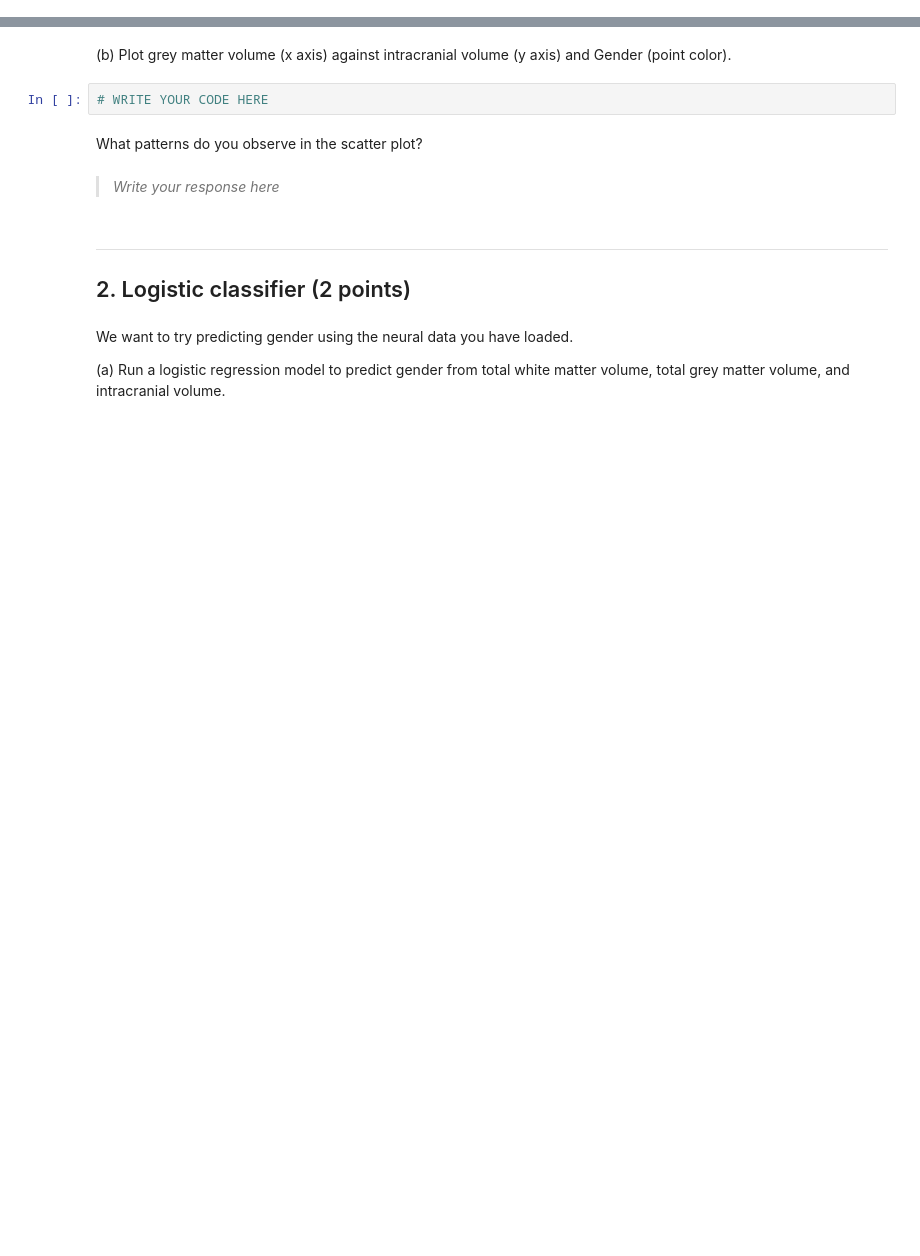
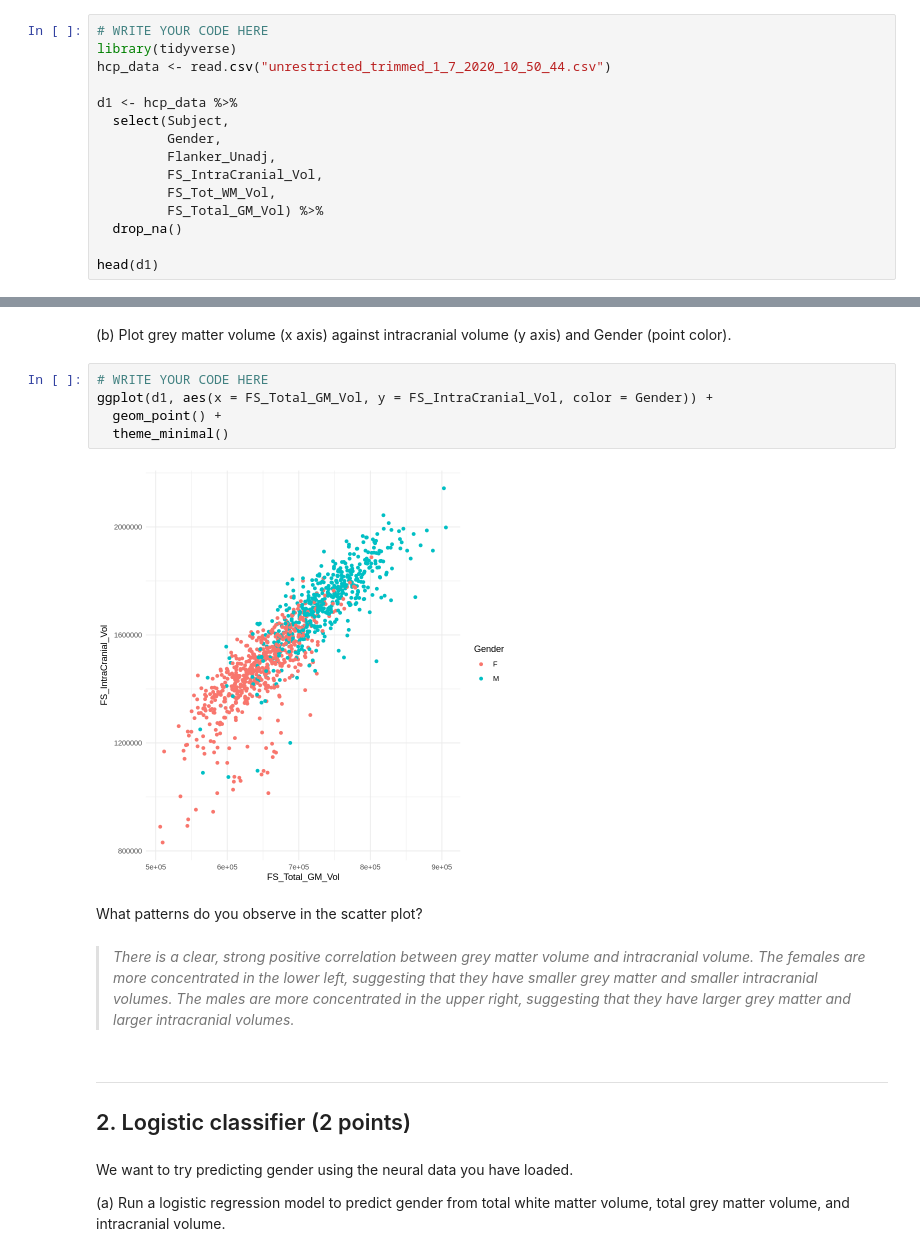
Before and after one commit to tinawanggg/Wang_DSPN_S26, a Jupyter notebook: book/exercises/13_resampling-methods.ipynb, the cells around one changed output, grey strips where cells are left out. Drawn from its saved outputs; the diff is of its cells as text; blank space fills up the shorter version.

```diff
--- a/book/exercises/13_resampling-methods.ipynb
+++ b/book/exercises/13_resampling-methods.ipynb
@@ -21,0 +20,15 @@ Use the `head` function to look at the first few rows of each data frame.
+# %%
+# WRITE YOUR CODE HERE
+library(tidyverse)
+hcp_data <- read.csv("unrestricted_trimmed_1_7_2020_10_50_44.csv")
+
+d1 <- hcp_data %>%
+  select(Subject,
+         Gender,
+         Flanker_Unadj,
+         FS_IntraCranial_Vol,
+         FS_Tot_WM_Vol,
+         FS_Total_GM_Vol) %>%
+  drop_na()
+
+head(d1)
@@ -23,11 +46,15 @@ Use the `head` function to look at the first few rows of each data frame.
 (b) Plot grey matter volume (x axis) against intracranial volume (y axis) and Gender (point color).
 # %%
 # WRITE YOUR CODE HERE
+ggplot(d1, aes(x = FS_Total_GM_Vol, y = FS_IntraCranial_Vol, color = Gender)) +
+  geom_point() +
+  theme_minimal()
+# %% [output]
+[figure, added]
 # %% [markdown]
 What patterns do you observe in the scatter plot?
-# %% [markdown]
-> *Write your response here*
->
+# %% [markdown]
+> *There is a clear, strong positive correlation between grey matter volume and intracranial volume. The females are more concentrated in the lower left, suggesting that they have smaller grey matter and smaller intracranial volumes. The males are more concentrated in the upper right, suggesting that they have larger grey matter and larger intracranial volumes.*
 # %% [markdown]
 ---
 ## 2. Logistic classifier (2 points)
```
Also changed, not shown: parts of 20 cells of this notebook.
